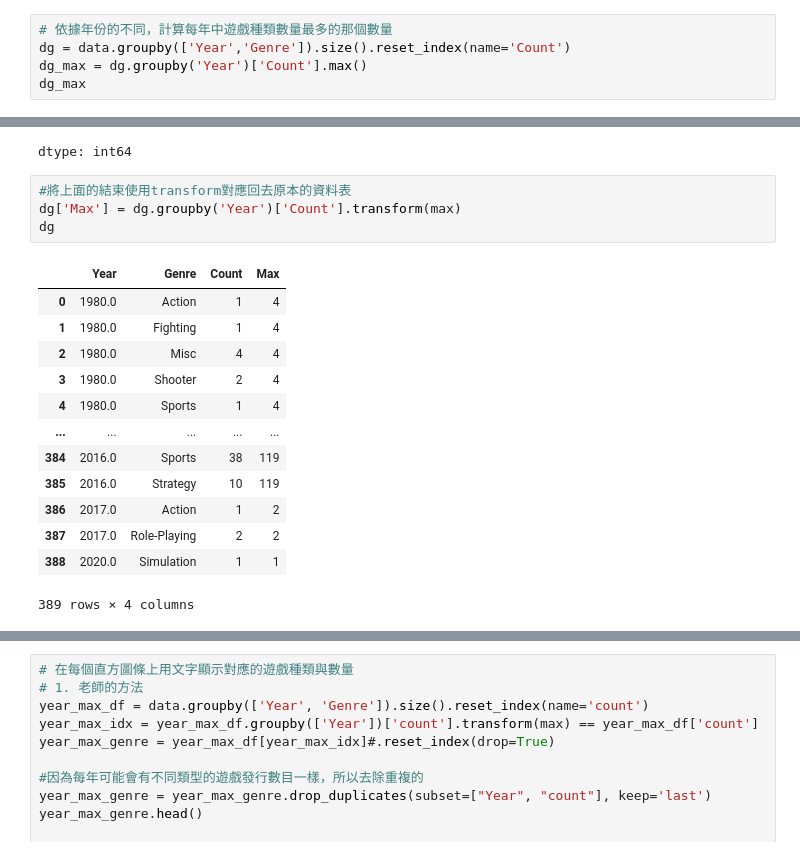
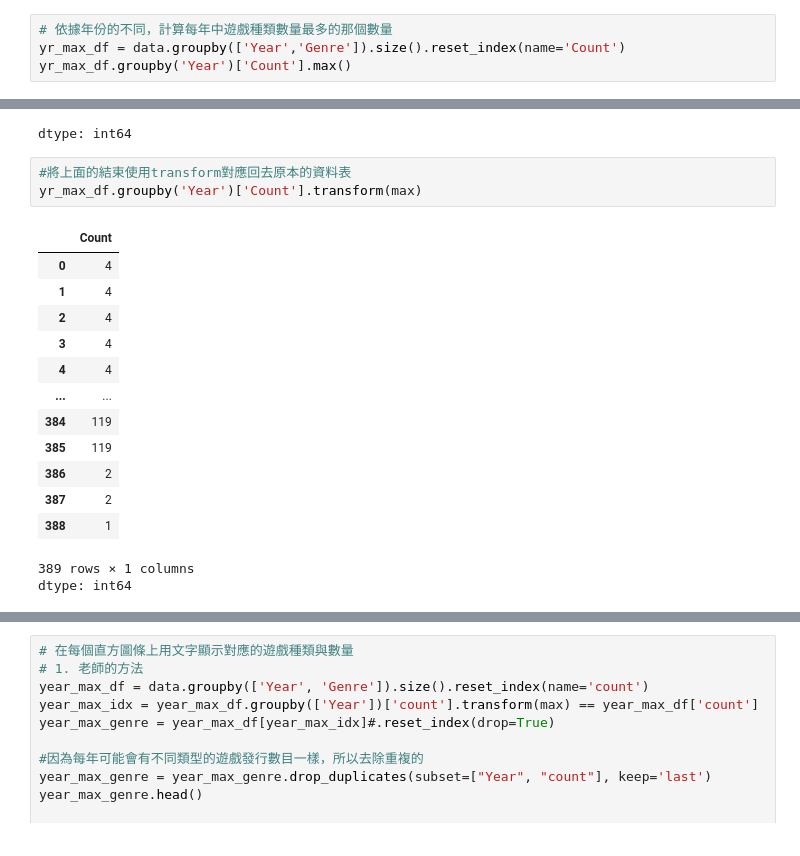
Before and after one commit to Yiting916/data_analysis, a Jupyter notebook: 05-02.LAB_VideoGameSales.ipynb, the cells around one changed output, grey strips where cells are left out. Cells and saved outputs as stored; diff of their text form.

```diff
--- a/05-02.LAB_VideoGameSales.ipynb
+++ b/05-02.LAB_VideoGameSales.ipynb
@@ -461,9 +461,8 @@ data.groupby(['Year','Genre']).size().reset_index(name='Count')
 389 rows × 3 columns
 # %%
 # 依據年份的不同，計算每年中遊戲種類數量最多的那個數量
-dg = data.groupby(['Year','Genre']).size().reset_index(name='Count')
-dg_max = dg.groupby('Year')['Count'].max()
-dg_max
+yr_max_df = data.groupby(['Year','Genre']).size().reset_index(name='Count')
+yr_max_df.groupby('Year')['Count'].max()
 # %% [output]
 |  | Count |
 | Year |  |
@@ -486,19 +485,19 @@ dg_max
 dtype: int64
 # %%
 #將上面的結束使用transform對應回去原本的資料表
-dg['Max'] = dg.groupby('Year')['Count'].transform(max)
-dg
+yr_max_df.groupby('Year')['Count'].transform(max)
 # %% [output]
-|  | Year | Genre | Count | Max |
-| 0 | 1980.0 | Action | 1 | 4 |
-| 1 | 1980.0 | Fighting | 1 | 4 |
-| 2 | 1980.0 | Misc | 4 | 4 |
-| 3 | 1980.0 | Shooter | 2 | 4 |
-| 4 | 1980.0 | Sports | 1 | 4 |
-| ... | ... | ... | ... | ... |
-| 384 | 2016.0 | Sports | 38 | 119 |
-| 385 | 2016.0 | Strategy | 10 | 119 |
-| 386 | 2017.0 | Action | 1 | 2 |
-| 387 | 2017.0 | Role-Playing | 2 | 2 |
-| 388 | 2020.0 | Simulation | 1 | 1 |
+|  | Count |
+| 0 | 4 |
+| 1 | 4 |
+| 2 | 4 |
+| 3 | 4 |
+| 4 | 4 |
+| ... | ... |
+| 384 | 119 |
+| 385 | 119 |
+| 386 | 2 |
+| 387 | 2 |
+| 388 | 1 |
-389 rows × 4 columns
+389 rows × 1 columns
+dtype: int64
```
Also changed, not shown: parts of 10 cells of this notebook.
